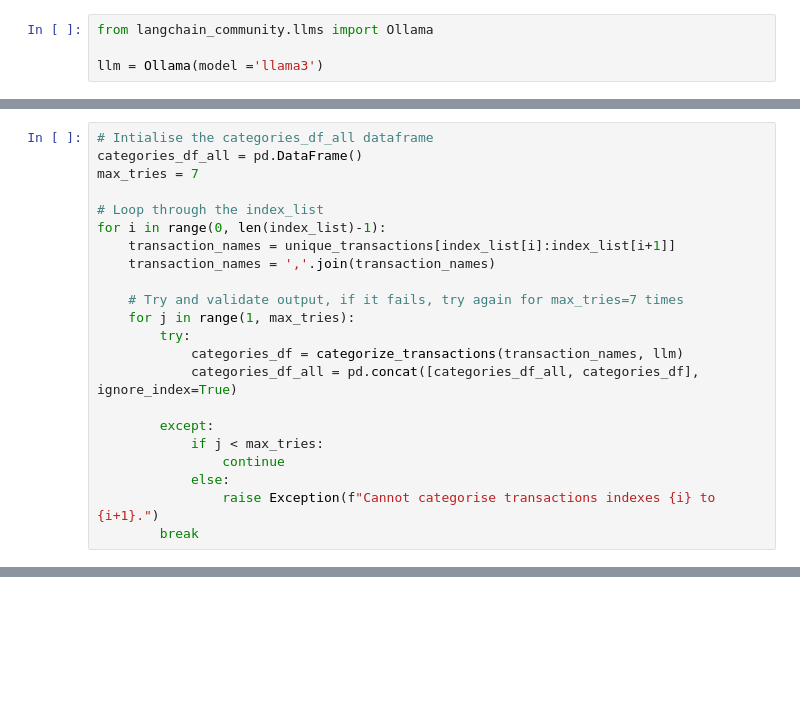
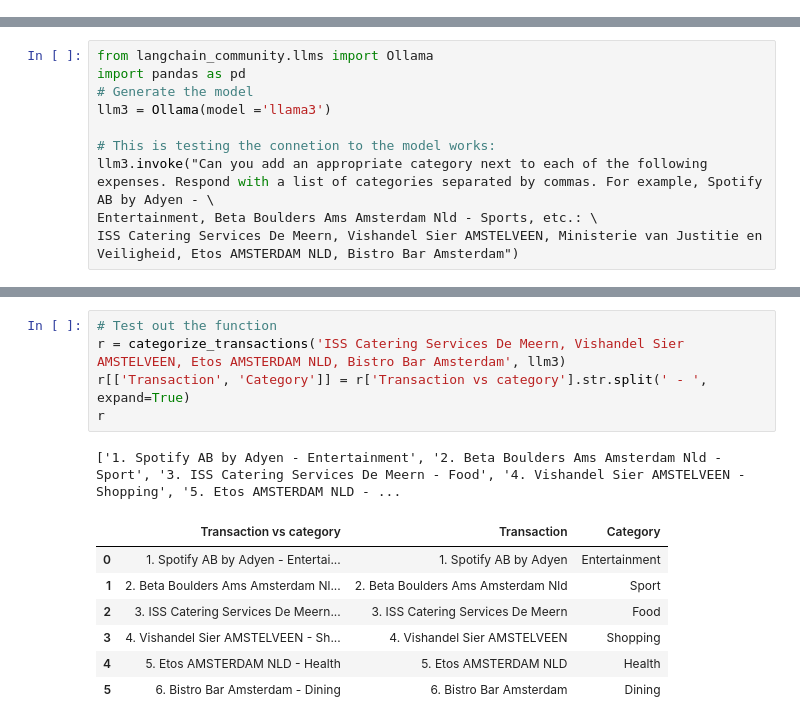
Before and after one commit to jpinzonc/AI_PLAYGROUND, a Jupyter notebook: Local_lama/LOCAL_LLAMA.ipynb, the cells around one changed output, grey strips where cells are left out. Saved outputs shown, nothing was run; the diff lists cells and outputs as text; blank space fills up the shorter version.

Commit message:
Started working on example 2 of ollama local

```diff
--- a/Local_lama/LOCAL_LLAMA.ipynb
+++ b/Local_lama/LOCAL_LLAMA.ipynb
@@ -50,4 +0,0 @@ SYSTEM You are a financial assistan, you help classify expenses and income from
-# %%
-from langchain_community.llms import Ollama
-
-llm = Ollama(model ='llama3')
@@ -161,22 +0,0 @@ r
-# %%
-# Intialise the categories_df_all dataframe
-categories_df_all = pd.DataFrame()
-max_tries = 7
-
-# Loop through the index_list
-for i in range(0, len(index_list)-1):
-    transaction_names = unique_transactions[index_list[i]:index_list[i+1]]
-    transaction_names = ','.join(transaction_names)
-
-    # Try and validate output, if it fails, try again for max_tries=7 times
-    for j in range(1, max_tries):
-        try:
-            categories_df = categorize_transactions(transaction_names, llm)
-            categories_df_all = pd.concat([categories_df_all, categories_df], ignore_index=True)
-
-        except:
-            if j < max_tries:
-                continue
-            else:
-                raise Exception(f"Cannot categorise transactions indexes {i} to {i+1}.")
-        break
@@ -398,0 +58,10 @@ income_monthly_2022
+# %%
+from langchain_community.llms import Ollama
+import pandas as pd
+# Generate the model
+llm3 = Ollama(model ='llama3')
+
+# This is testing the connetion to the model works:
+llm3.invoke("Can you add an appropriate category next to each of the following expenses. Respond with a list of categories separated by commas. For example, Spotify AB by Adyen - \
+Entertainment, Beta Boulders Ams Amsterdam Nld - Sports, etc.: \
+ISS Catering Services De Meern, Vishandel Sier AMSTELVEEN, Ministerie van Justitie en Veiligheid, Etos AMSTERDAM NLD, Bistro Bar Amsterdam")
@@ -398,0 +144,14 @@ income_monthly_2022
+# %%
+# Test out the function
+r = categorize_transactions('ISS Catering Services De Meern, Vishandel Sier AMSTELVEEN, Etos AMSTERDAM NLD, Bistro Bar Amsterdam', llm3)
+r[['Transaction', 'Category']] = r['Transaction vs category'].str.split(' - ', expand=True)
+r
+# %% [output]
+['1. Spotify AB by Adyen - Entertainment', '2. Beta Boulders Ams Amsterdam Nld - Sport', '3. ISS Catering Services De Meern - Food', '4. Vishandel Sier AMSTELVEEN - Shopping', '5. Etos AMSTERDAM NLD - ...
+|  | Transaction vs category | Transaction | Category |
+| 0 | 1. Spotify AB by Adyen - Entertai... | 1. Spotify AB by Adyen | Entertainment |
+| 1 | 2. Beta Boulders Ams Amsterdam Nl... | 2. Beta Boulders Ams Amsterdam Nld | Sport |
+| 2 | 3. ISS Catering Services De Meern... | 3. ISS Catering Services De Meern | Food |
+| 3 | 4. Vishandel Sier AMSTELVEEN - Sh... | 4. Vishandel Sier AMSTELVEEN | Shopping |
+| 4 | 5. Etos AMSTERDAM NLD - Health | 5. Etos AMSTERDAM NLD | Health |
+| 5 | 6. Bistro Bar Amsterdam - Dining | 6. Bistro Bar Amsterdam | Dining |
```
Also changed, not shown: parts of 47 cells of this notebook, 1 other file.
